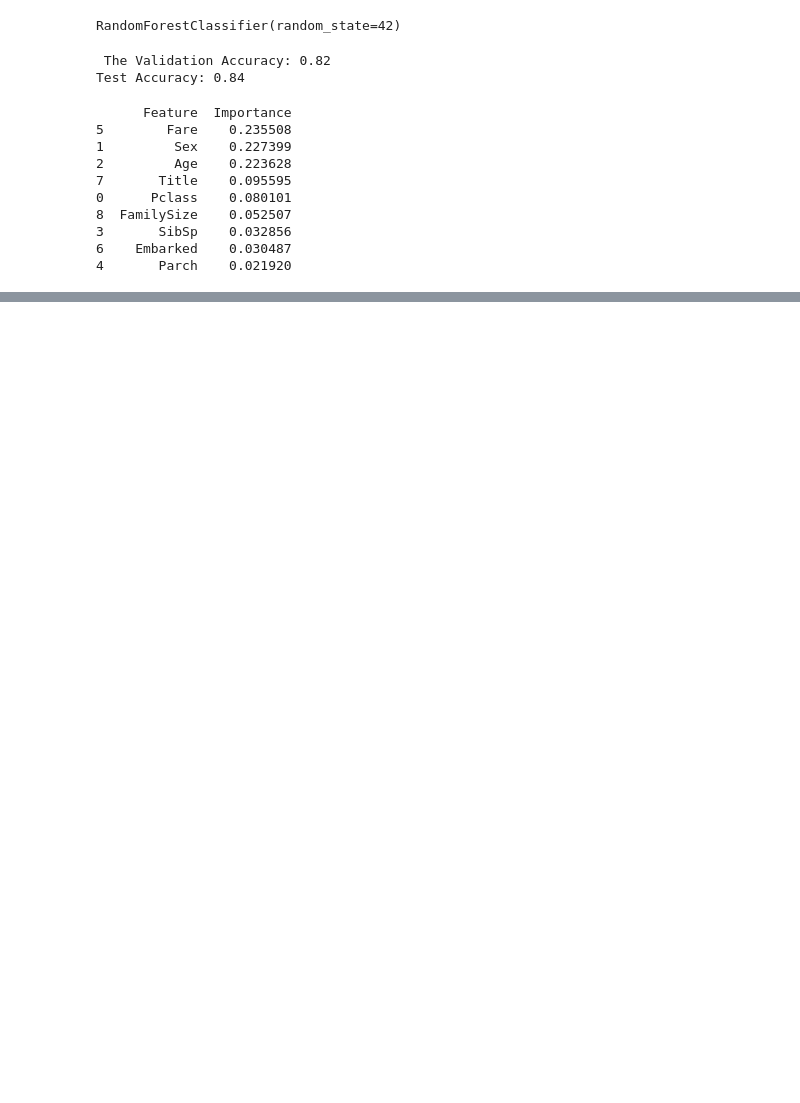
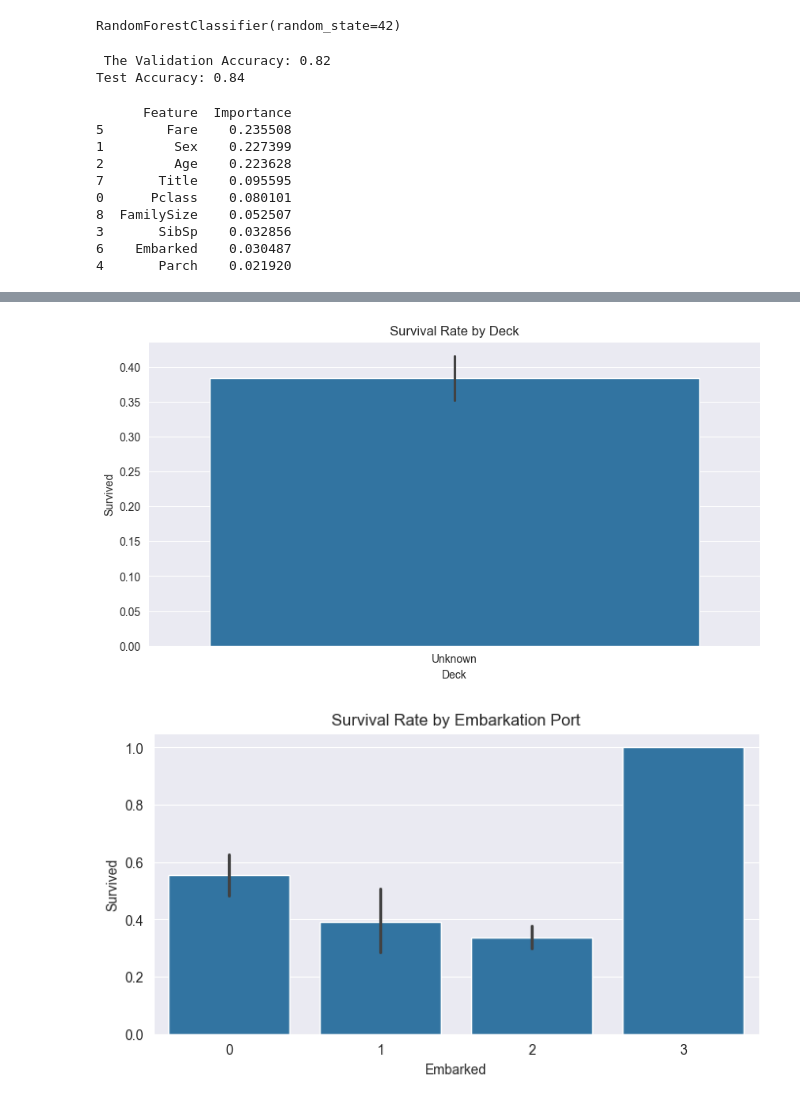
Before and after one commit to JeslyP/Titanic-Survival-Analysis-and-Visualization, a Jupyter notebook: Titanic/Titanic_analyisi.ipynb, the cells around one changed output, grey strips where cells are left out. Drawn from its saved outputs; the diff is of its cells as text; code cells hidden in the pictures; blank space fills up the shorter version.

```diff
--- a/Titanic/Titanic_analyisi.ipynb
+++ b/Titanic/Titanic_analyisi.ipynb
@@ -205,0 +223,24 @@ output.to_csv('titanic_predictions.csv', index=False)
+# %%
+#1. Survival by Deck and Embarkation Port
+# Question: Did survival differ by deck or embarkation port?
+# Extract Deck from Cabin (if not already done)
+# Check if 'Cabin' column exists before extracting 'Deck' information
+if 'Cabin' in train.columns:
+    train['Deck'] = train['Cabin'].str[0].fillna('Unknown')
+else:
+    train['Deck'] = 'Unknown'
+
+# Survival by Deck
+plt.figure(figsize=(10, 5))
+sns.barplot(x='Deck', y='Survived', data=train, order=sorted(train['Deck'].unique()))
+plt.title('Survival Rate by Deck')
+plt.show()
+
+# Survival by Embarkation Port
+plt.figure(figsize=(8, 4))
+sns.barplot(x='Embarked', y='Survived', data=train)
+plt.title('Survival Rate by Embarkation Port')
+plt.show()
+# %% [output]
+[figure, added]
+[figure, added]
```
Also changed, not shown: parts of 21 cells of this notebook.
